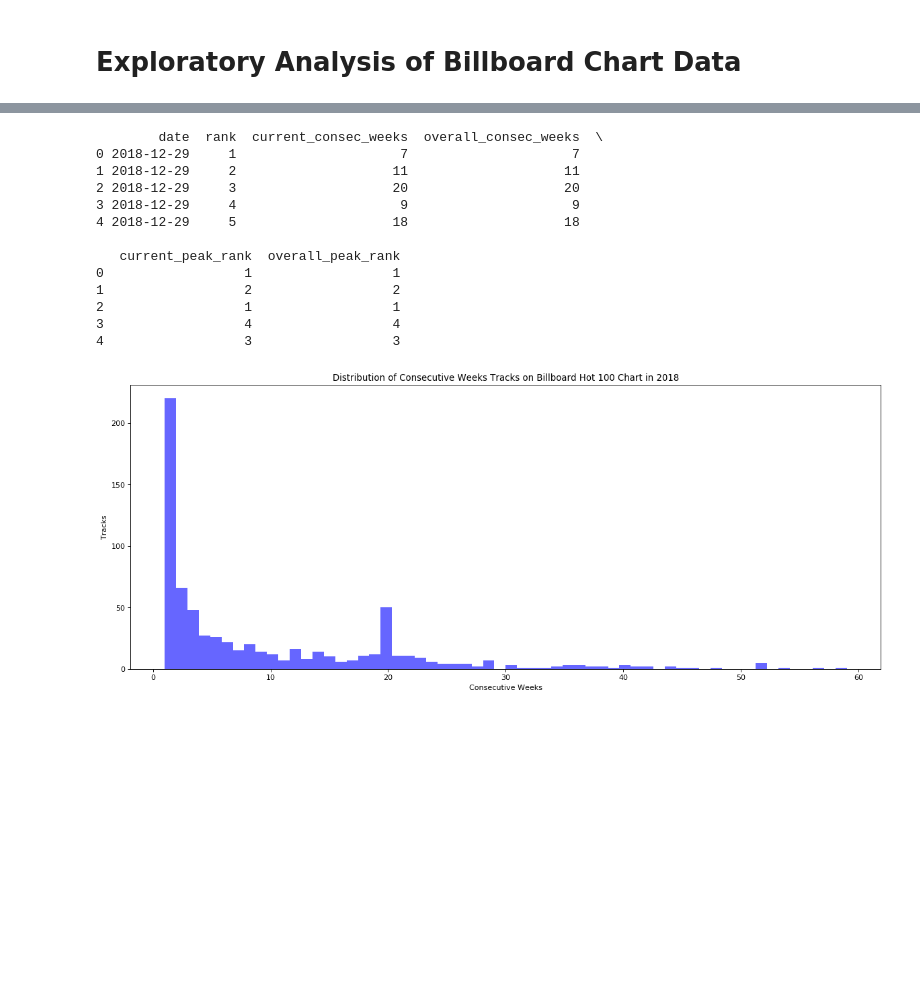
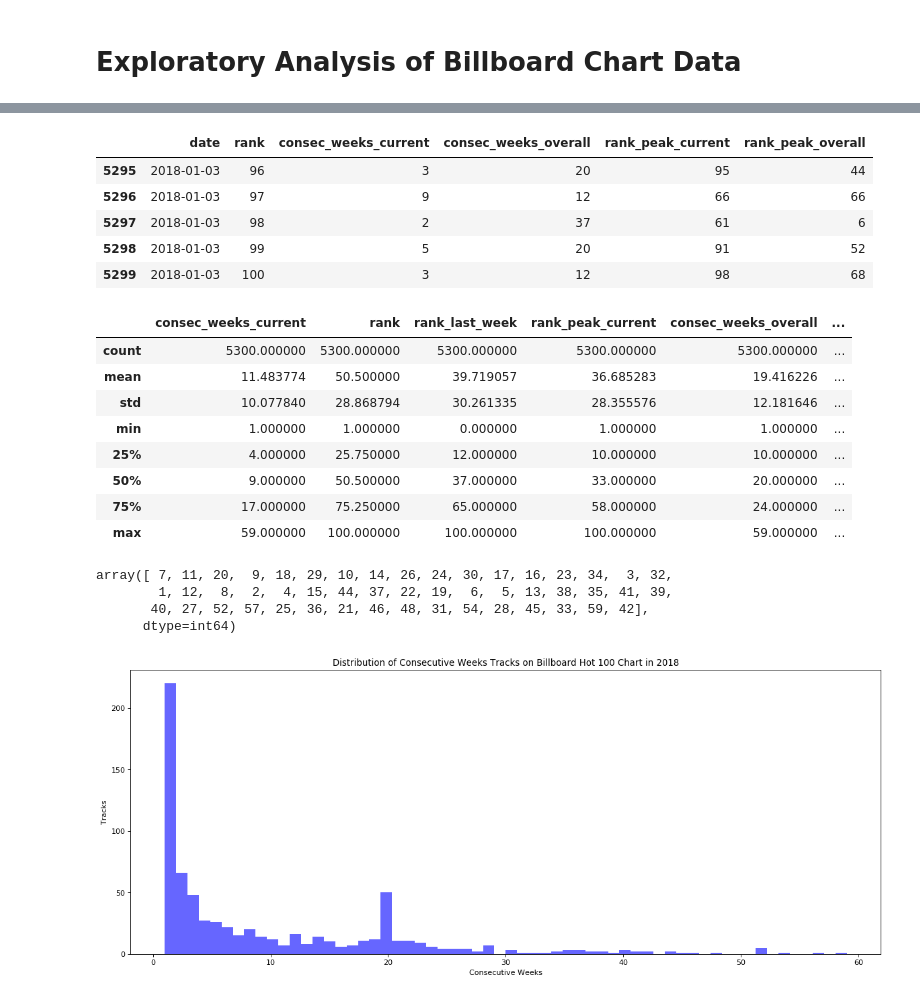
Before and after one commit to becausealice2/billboard-analyses, a Jupyter notebook: billboard-chart-analysis.ipynb, the cells around one changed output, grey strips where cells are left out. Drawn from its saved outputs; the diff is of its cells as text; code cells hidden in the pictures; blank space fills up the shorter version.

```diff
--- a/billboard-chart-analysis.ipynb
+++ b/billboard-chart-analysis.ipynb
@@ -65,24 +67,37 @@ artist_title_group = df.groupby(['artist','title'])
 # %%
-df['overall_consec_weeks'] = artist_title_group['current_consec_weeks'].transform(max)
-df['overall_peak_rank'] = artist_title_group['current_peak_rank'].transform(min)
-print(df[['date',
-          'rank',
-          'current_consec_weeks',
-          'overall_consec_weeks',
-          'current_peak_rank',
-          'overall_peak_rank']].head())
+df['consec_weeks_overall'] = artist_title_group['consec_weeks_current'].transform(max)
+df['rank_peak_overall'] = artist_title_group['rank_peak_current'].transform(min)
+
+df[['date',
+    'rank',
+    'consec_weeks_current',
+    'consec_weeks_overall',
+    'rank_peak_current',
+    'rank_peak_overall']].tail()
 # %% [output]
-        date  rank  current_consec_weeks  overall_consec_weeks  \
-0 2018-12-29     1                     7                     7
-1 2018-12-29     2                    11                    11
-2 2018-12-29     3                    20                    20
-3 2018-12-29     4                     9                     9
-4 2018-12-29     5                    18                    18
-
-   current_peak_rank  overall_peak_rank
-0                  1                  1
-1                  2                  2
-2                  1                  1
-3                  4                  4
-4                  3                  3
+|  | date | rank | consec_weeks_current | consec_weeks_overall | rank_peak_current | rank_peak_overall |
+| 5295 | 2018-01-03 | 96 | 3 | 20 | 95 | 44 |
+| 5296 | 2018-01-03 | 97 | 9 | 12 | 66 | 66 |
+| 5297 | 2018-01-03 | 98 | 2 | 37 | 61 | 6 |
+| 5298 | 2018-01-03 | 99 | 5 | 20 | 91 | 52 |
+| 5299 | 2018-01-03 | 100 | 3 | 12 | 98 | 68 |
+# %%
+df.describe()
+# %% [output]
+|  | consec_weeks_current | rank | rank_last_week | rank_peak_current | consec_weeks_overall | ... |
+| count | 5300.000000 | 5300.000000 | 5300.000000 | 5300.000000 | 5300.000000 | ... |
+| mean | 11.483774 | 50.500000 | 39.719057 | 36.685283 | 19.416226 | ... |
+| std | 10.077840 | 28.868794 | 30.261335 | 28.355576 | 12.181646 | ... |
+| min | 1.000000 | 1.000000 | 0.000000 | 1.000000 | 1.000000 | ... |
+| 25% | 4.000000 | 25.750000 | 12.000000 | 10.000000 | 10.000000 | ... |
+| 50% | 9.000000 | 50.500000 | 37.000000 | 33.000000 | 20.000000 | ... |
+| 75% | 17.000000 | 75.250000 | 65.000000 | 58.000000 | 24.000000 | ... |
+| max | 59.000000 | 100.000000 | 100.000000 | 100.000000 | 59.000000 | ... |
+# %%
+df['consec_weeks_overall'].unique()
+# %% [output]
+array([ 7, 11, 20,  9, 18, 29, 10, 14, 26, 24, 30, 17, 16, 23, 34,  3, 32,
+        1, 12,  8,  2,  4, 15, 44, 37, 22, 19,  6,  5, 13, 38, 35, 41, 39,
+       40, 27, 52, 57, 25, 36, 21, 46, 48, 31, 54, 28, 45, 33, 59, 42],
+      dtype=int64)
 # %%
```
Also changed, not shown: parts of 8 cells of this notebook, 1 other file.
